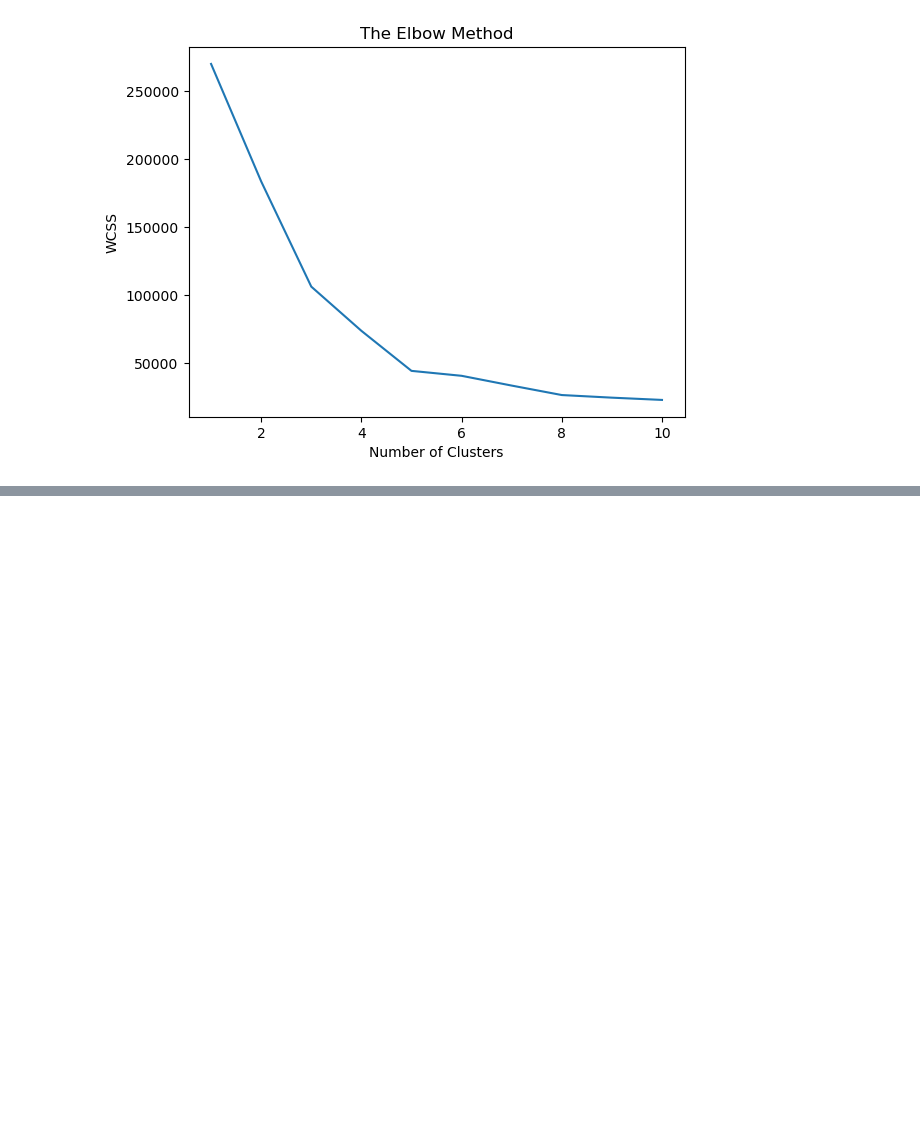
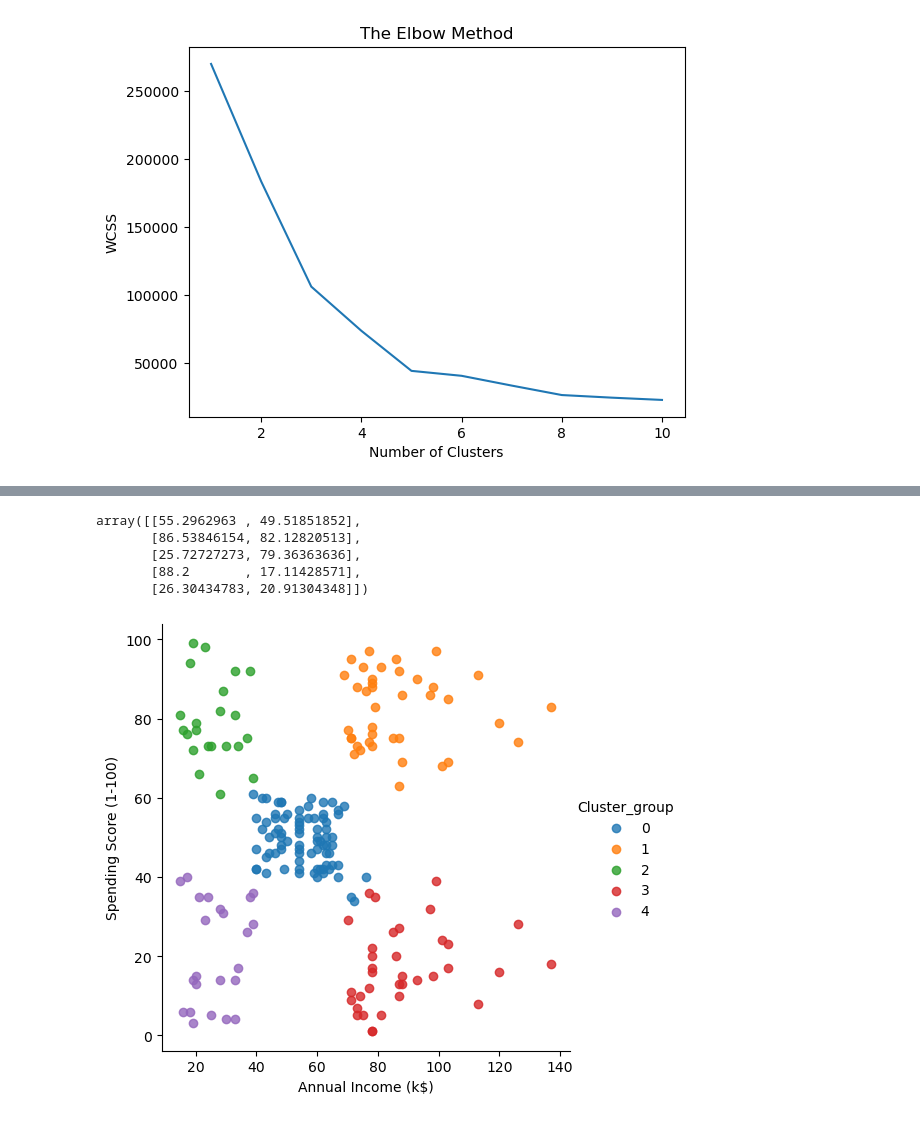
Before and after one commit to Viswa-Ram/AI, a Jupyter notebook: Clustering/KMeans/1.K-Means.ipynb, the cells around one changed output, grey strips where cells are left out. Saved outputs shown, nothing was run; the diff lists cells and outputs as text; code cells hidden in the pictures; blank space fills up the shorter version.

Commit message:
K-Means

```diff
--- a/Clustering/KMeans/1.K-Means.ipynb
+++ b/Clustering/KMeans/1.K-Means.ipynb
@@ -38,6 +38,6 @@ plt.show()
 [figure]
 # %%
 from sklearn.cluster import KMeans
-kmeans = KMeans(n_clusters = 8, init = 'k-means++', random_state=42)
-y_means = kmeans.fit_predict(X)
+kmeans = KMeans(n_clusters = 5, init = 'k-means++', random_state=42)
+y_kmeans = kmeans.fit_predict(X)
 # %%
@@ -55,0 +56,4 @@ array([6, 3, 4, 3, 6, 3, 4, 3, 4, 3, 4, 3, 4, 3, 4, 3, 6, 3, 6, 3, 6, 3,
+# %%
+supervised = pd.DataFrame(dataset)
+# %%
+supervised["Cluster_group"]=y_kmeans
@@ -55,0 +80,14 @@ array([6, 3, 4, 3, 6, 3, 4, 3, 4, 3, 4, 3, 4, 3, 4, 3, 6, 3, 6, 3, 6, 3,
+# %%
+centroids
+# %% [output]
+array([[55.2962963 , 49.51851852],
+       [86.53846154, 82.12820513],
+       [25.72727273, 79.36363636],
+       [88.2       , 17.11428571],
+       [26.30434783, 20.91304348]])
+# %%
+import seaborn as sns
+facet = sns.lmplot(data=supervised, x=supervised.columns[3], y=supervised.columns[4], hue=supervised.columns[5],
+                  fit_reg=False, legend=True, legend_out=True)
+# %% [output]
+[figure, added]
```
Also changed, not shown: parts of 4 cells of this notebook, 1 other file.
